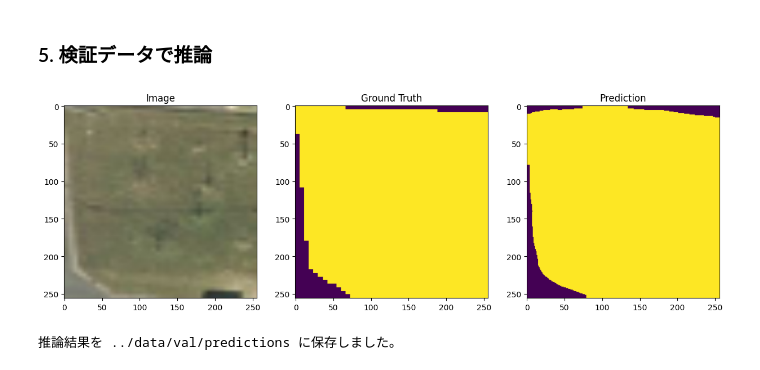
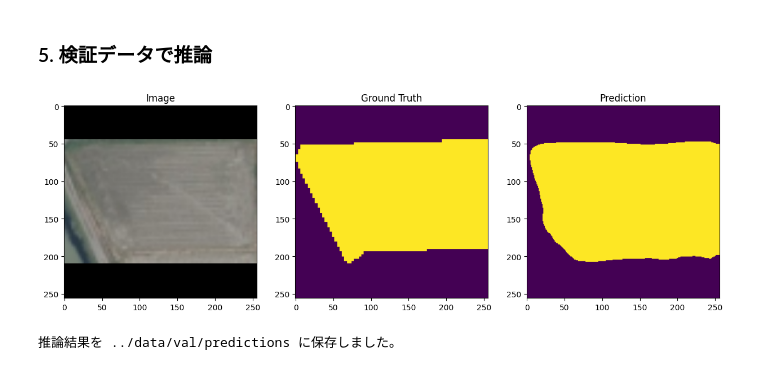
Before and after one commit to kmmr119/detect-emptylots, a Jupyter notebook: notebooks/main.ipynb, the cells around one changed output. Saved outputs shown, nothing was run; the diff lists cells and outputs as text; code cells hidden in the pictures.

```diff
--- a/notebooks/main.ipynb
+++ b/notebooks/main.ipynb
@@ -115,22 +115,22 @@ history = torch.load(history_path)
 # %% [markdown]
 ### 5. 検証データで推論
 # %%
-val_img, val_mask = val_dataset[0]
+val_img, val_mask = val_dataset[5]
 pred_mask = inference(model, val_img, device=device)
 
 plt.figure(figsize=(15,5))
 plt.subplot(1,3,1)
 plt.title("Image")
 plt.imshow(val_img.permute(1, 2, 0).cpu().numpy()) # 画像を(H, W, C)に戻す
 plt.subplot(1,3,2)
 plt.title("Ground Truth")
 plt.imshow(val_mask)
 plt.subplot(1,3,3)
 plt.title("Prediction")
 plt.imshow(pred_mask)
 plt.show()
 # %% [output]
-[figure, old version]
+[figure, new version]
 # %%
 # 推論を実行して結果を保存
 pred_masks = []
```
Also changed, not shown: parts of 8 cells of this notebook, 3 other files.
